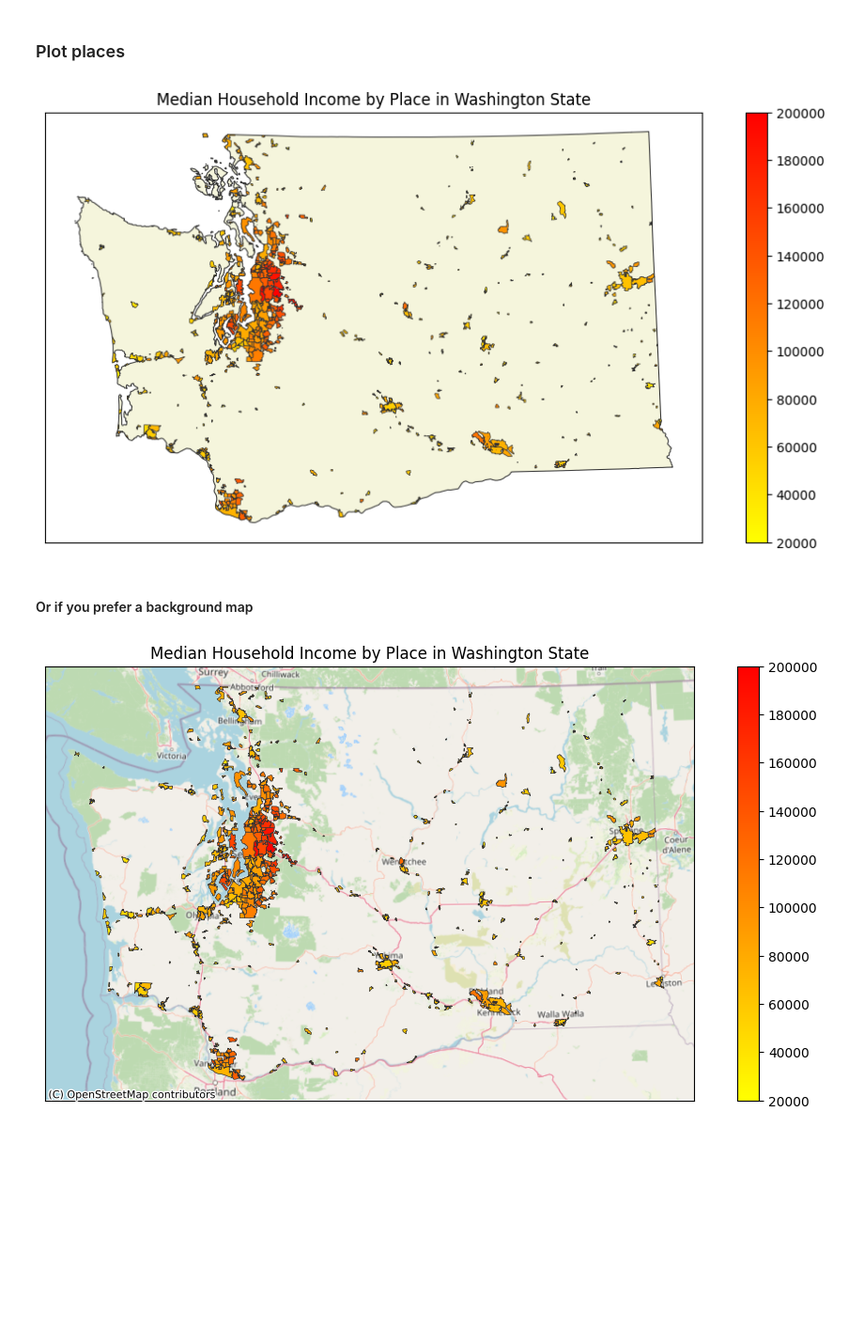
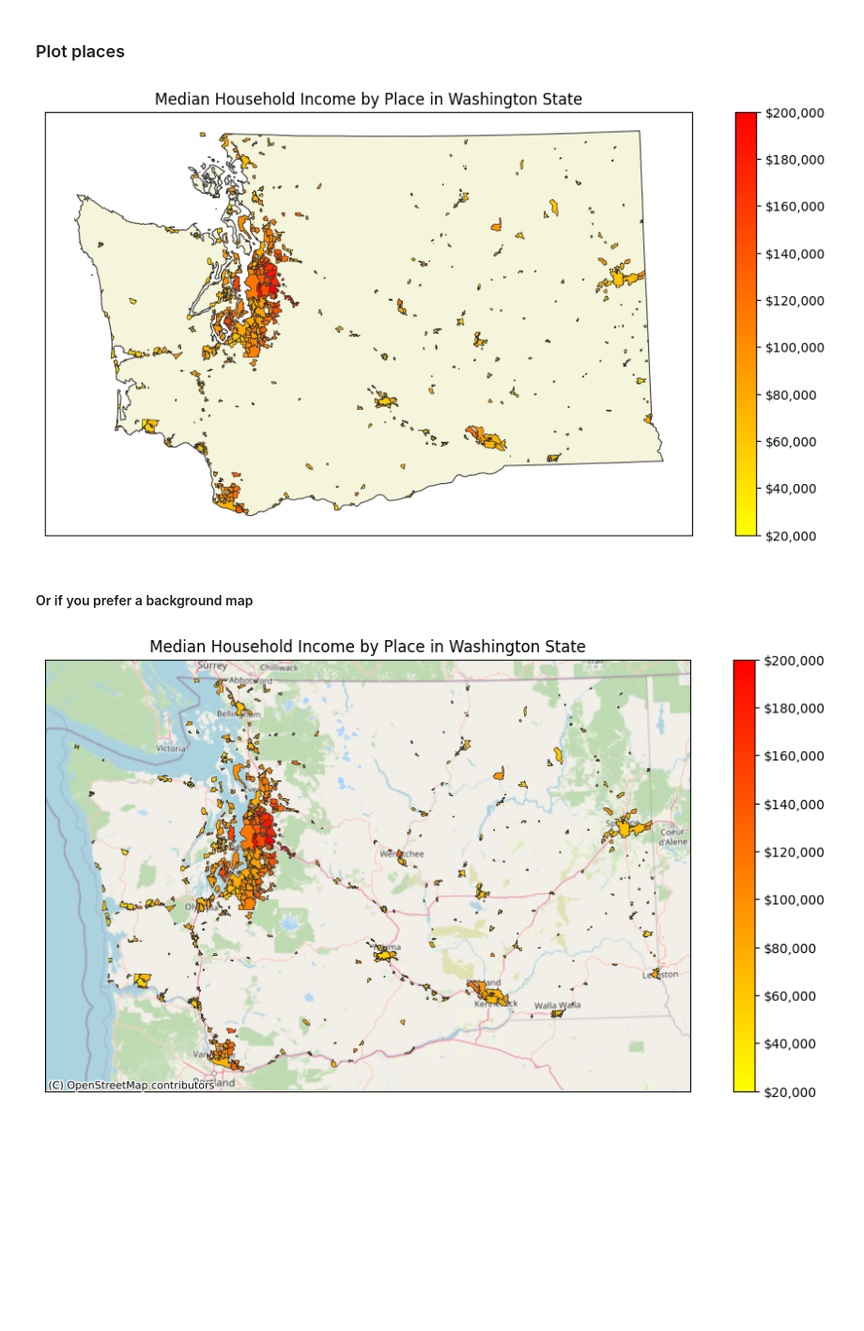
Before and after one commit to censusdis/censusdis-tutorial-2024, a Jupyter notebook: Lessons/Lesson 2 Maps.ipynb, the cells around one changed output. Shown at 94% size. Drawn from its saved outputs; the diff is of its cells as text; code cells hidden in the pictures.

```diff
--- a/Lessons/Lesson 2 Maps.ipynb
+++ b/Lessons/Lesson 2 Maps.ipynb
@@ -355,35 +355,38 @@ ax = cem.plot_map(
     vmax=200_000,
     figsize=(12, 6),
     legend=True,
+    legend_kwds={"format": FuncFormatter(lambda x, pos: f"${x:,.0f}")},
     ax=ax,
 )
 
 ax.set_title("Median Household Income by Place in Washington State")
 None
 # %% [output]
-[figure, old version]
+[figure, new version]
 # %% [markdown]
 #### Or if you prefer a background map
 # %%
 ax = cem.plot_map(
     gdf_wa_places,
     MEDIAN_HOUSEHOLD_INCOME_VARIABLE,
     cmap="autumn_r",
     edgecolor="#333",
     linewidth=0.5,
     vmin=20_000,
     vmax=200_000,
     figsize=(12, 6),
     legend=True,
+    legend_kwds={"format": FuncFormatter(lambda x, pos: f"${x:,.0f}")},
+
     # Add a background map from
     # Open Street Maps
     with_background=True,
 )
 
 ax.set_title("Median Household Income by Place in Washington State")
 None
 # %% [output]
-[figure, old version]
+[figure, new version]
 # %% [markdown]
 <br/><br/><br/><br/><br/><br/><br/><br/>
 <br/><br/><br/><br/><br/><br/><br/><br/>
```
Also changed, not shown: parts of 1 cell of this notebook.
